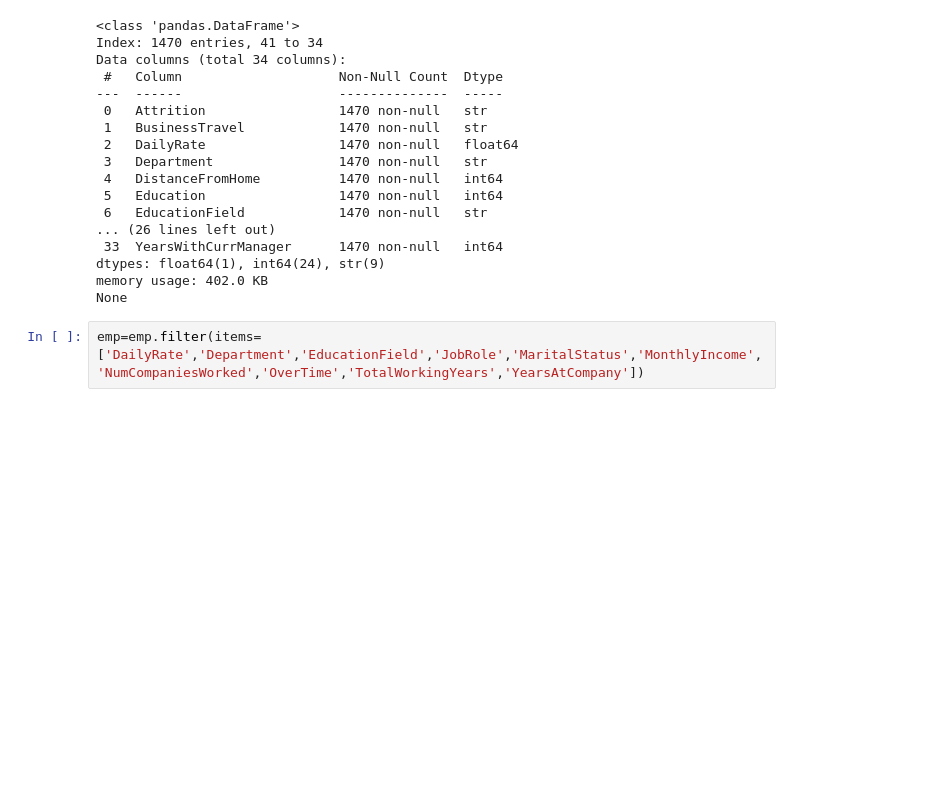
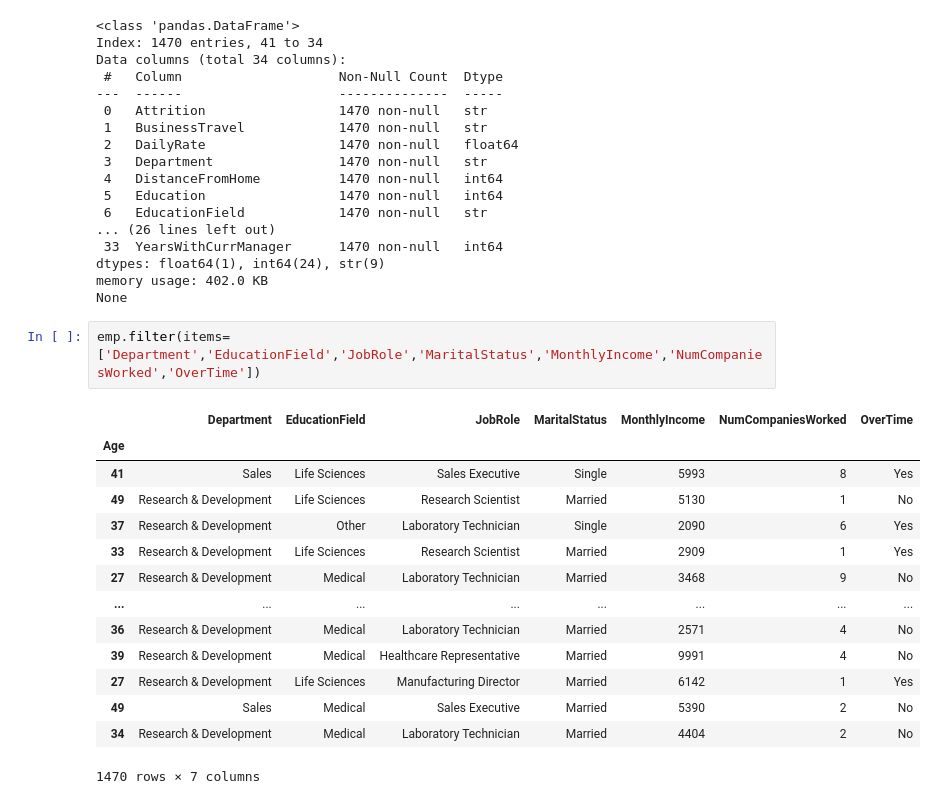
Before and after one commit to Roopa-KR/Python-Concepts, a Jupyter notebook: pandas.ipynb, the cells around one changed output. Drawn from its saved outputs; the diff is of its cells as text; blank space fills up the shorter version.

```diff
--- a/pandas.ipynb
+++ b/pandas.ipynb
@@ -919,4 +919,19 @@ dtypes: float64(1), int64(24), str(9)
 memory usage: 402.0 KB
 None
 # %%
-emp=emp.filter(items=['DailyRate','Department','EducationField','JobRole','MaritalStatus','MonthlyIncome','NumCompaniesWorked','OverTime','TotalWorkingYears','YearsAtCompany'])
+emp.filter(items=['Department','EducationField','JobRole','MaritalStatus','MonthlyIncome','NumCompaniesWorked','OverTime'])
+# %% [output]
+|  | Department | EducationField | JobRole | MaritalStatus | MonthlyIncome | NumCompaniesWorked | OverTime |
+| Age |  |  |  |  |  |  |  |
+| 41 | Sales | Life Sciences | Sales Executive | Single | 5993 | 8 | Yes |
+| 49 | Research & Development | Life Sciences | Research Scientist | Married | 5130 | 1 | No |
+| 37 | Research & Development | Other | Laboratory Technician | Single | 2090 | 6 | Yes |
+| 33 | Research & Development | Life Sciences | Research Scientist | Married | 2909 | 1 | Yes |
+| 27 | Research & Development | Medical | Laboratory Technician | Married | 3468 | 9 | No |
+| ... | ... | ... | ... | ... | ... | ... | ... |
+| 36 | Research & Development | Medical | Laboratory Technician | Married | 2571 | 4 | No |
+| 39 | Research & Development | Medical | Healthcare Representative | Married | 9991 | 4 | No |
+| 27 | Research & Development | Life Sciences | Manufacturing Director | Married | 6142 | 1 | Yes |
+| 49 | Sales | Medical | Sales Executive | Married | 5390 | 2 | No |
+| 34 | Research & Development | Medical | Laboratory Technician | Married | 4404 | 2 | No |
+1470 rows × 7 columns
```
Also changed, not shown: parts of 2 cells of this notebook.
